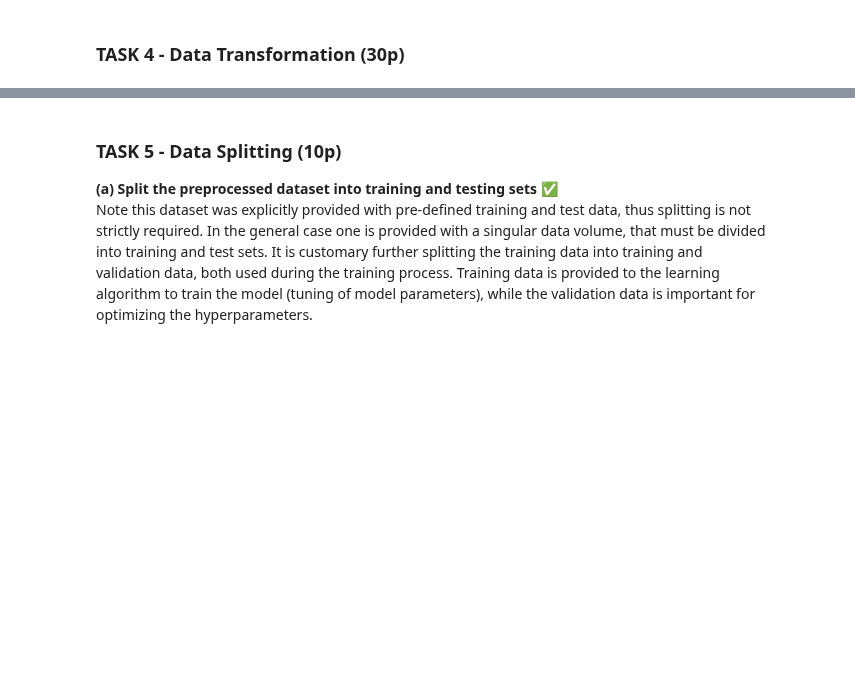
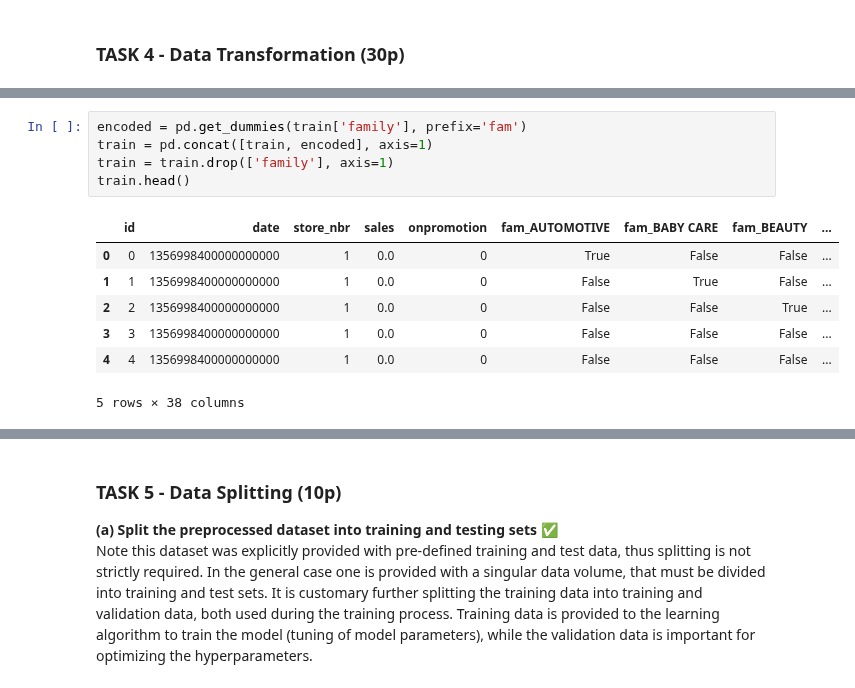
Before and after one commit to Anders-Stubberud/IT3212, a Jupyter notebook: assignment_1/notebook_Thomas.ipynb, the cells around one changed output, grey strips where cells are left out. Drawn from its saved outputs; the diff is of its cells as text; blank space fills up the shorter version.

```diff
--- a/assignment_1/notebook_Thomas.ipynb
+++ b/assignment_1/notebook_Thomas.ipynb
@@ -542,0 +562,13 @@ dtype: int64
+# %%
+encoded = pd.get_dummies(train['family'], prefix='fam')
+train = pd.concat([train, encoded], axis=1)
+train = train.drop(['family'], axis=1)
+train.head()
+# %% [output]
+|  | id | date | store_nbr | sales | onpromotion | fam_AUTOMOTIVE | fam_BABY CARE | fam_BEAUTY | ... |
+| 0 | 0 | 1356998400000000000 | 1 | 0.0 | 0 | True | False | False | ... |
+| 1 | 1 | 1356998400000000000 | 1 | 0.0 | 0 | False | True | False | ... |
+| 2 | 2 | 1356998400000000000 | 1 | 0.0 | 0 | False | False | True | ... |
+| 3 | 3 | 1356998400000000000 | 1 | 0.0 | 0 | False | False | False | ... |
+| 4 | 4 | 1356998400000000000 | 1 | 0.0 | 0 | False | False | False | ... |
+5 rows × 38 columns
```
Also changed, not shown: parts of 12 cells of this notebook.
